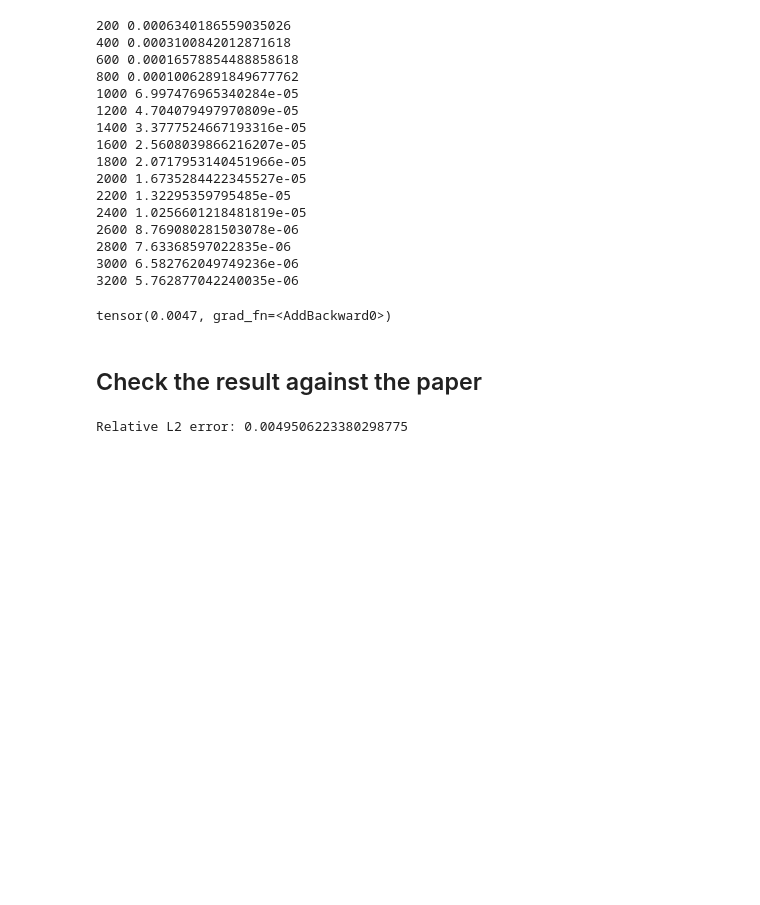
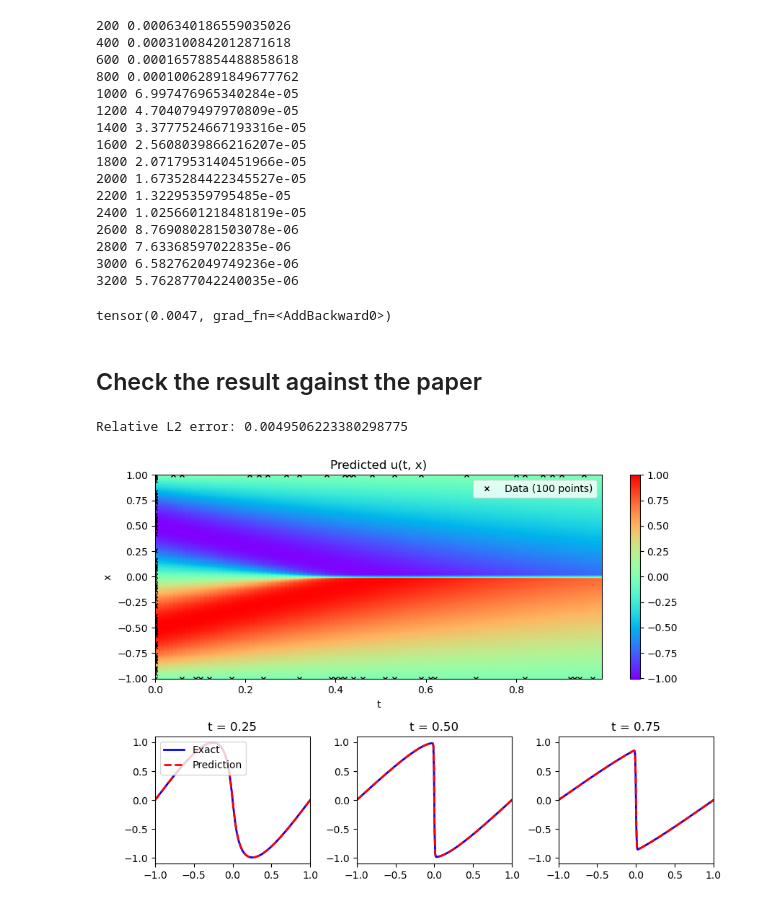
Before and after one commit to Sultik03/pinn-burgers-reproduction, a Jupyter notebook: pinn_burgers.ipynb, the cells around one changed output. Saved outputs shown, nothing was run; the diff lists cells and outputs as text; code cells hidden in the pictures; blank space fills up the shorter version.

Commit message:
Visualize Burgers solution

```diff
--- a/pinn_burgers.ipynb
+++ b/pinn_burgers.ipynb
@@ -189,3 +189,32 @@ error_u = np.linalg.norm(u_star - u_pred, 2) / np.linalg.norm(u_star, 2)
 print('Relative L2 error:', error_u)
 # %% [output]
 Relative L2 error: 0.0049506223380298775
+# %%
+U_pred = u_pred.reshape(Exact.T.shape)
+
+fig = plt.figure(figsize=(10, 7))
+gs = fig.add_gridspec(2, 3, height_ratios=[1.6, 1], hspace=0.35, wspace=0.3)
+
+ax1 = fig.add_subplot(gs[0, :])
+h = ax1.imshow(U_pred.T, interpolation="nearest", cmap="rainbow",
+               extent=[t_grid.min(), t_grid.max(), x_grid.min(), x_grid.max()],
+               origin="lower", aspect="auto")
+fig.colorbar(h, ax=ax1)
+ax1.plot(X_u_train[:, 0], X_u_train[:, 1], "kx", markersize=4, label=f"Data ({N_u} points)")
+ax1.set_xlabel("t"); ax1.set_ylabel("x"); ax1.set_title("Predicted u(t, x)")
+ax1.legend(loc="upper right")
+
+for i, tt in enumerate([0.25, 0.50, 0.75]):
+    ax = fig.add_subplot(gs[1, i])
+    idx_t = np.argmin(np.abs(t_grid.flatten() - tt))
+    ax.plot(x_grid, Exact[:, idx_t], "b-", linewidth=2, label="Exact")
+    ax.plot(x_grid, U_pred[idx_t, :], "r--", linewidth=2, label="Prediction")
+    ax.set_title(f"t = {t_grid.flatten()[idx_t]:.2f}")
+    ax.set_xlim(-1, 1); ax.set_ylim(-1.1, 1.1)
+    if i == 0:
+        ax.legend(loc="upper left")
+
+plt.savefig("results/burgers_pinn_result.png", dpi=150, bbox_inches="tight")
+plt.show()
+# %% [output]
+[figure, added]
```
